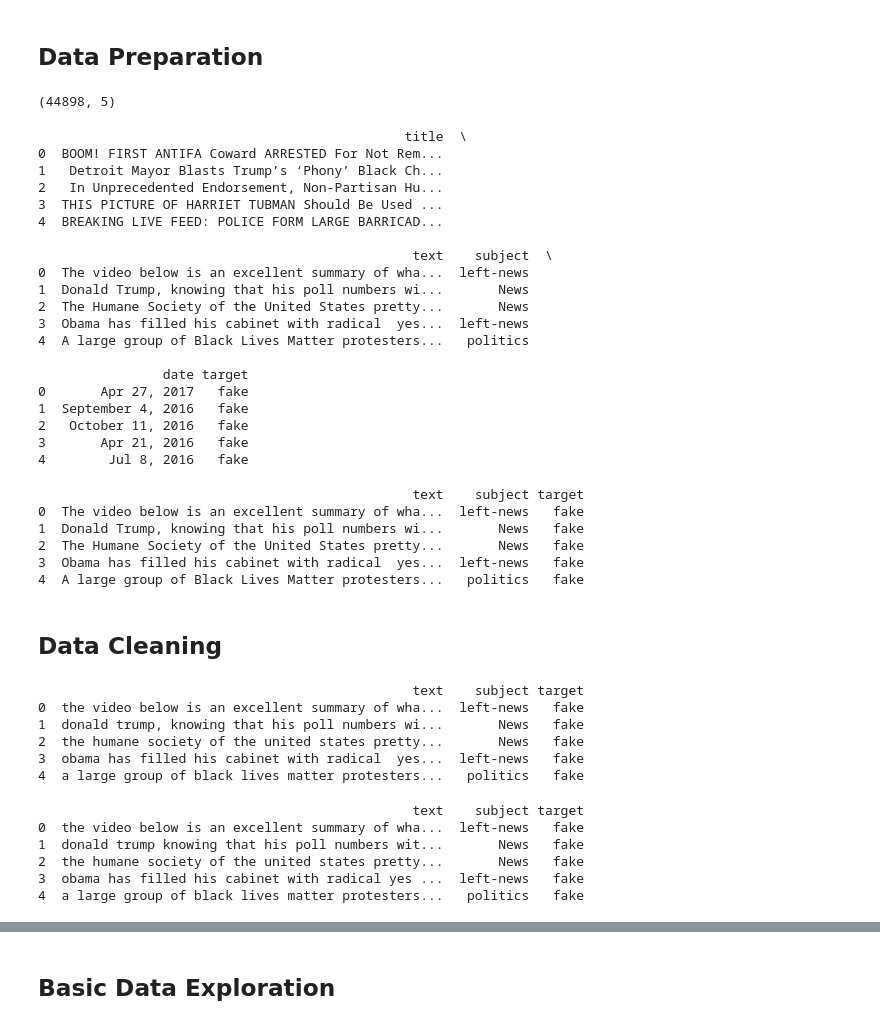
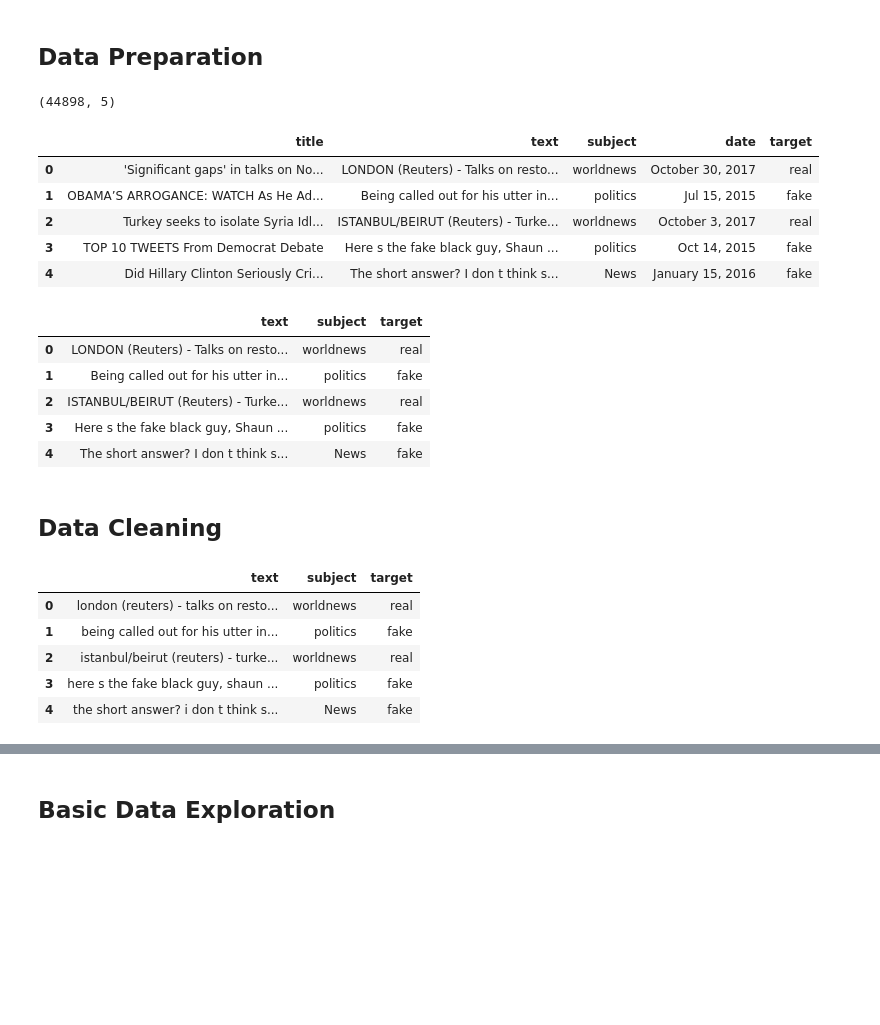
Before and after one commit to kishorninawe/fake-news-detector, a Jupyter notebook: FakeNews.ipynb, the cells around one changed output, grey strips where cells are left out. Drawn from its saved outputs; the diff is of its cells as text; code cells hidden in the pictures; blank space fills up the shorter version.

```diff
--- a/FakeNews.ipynb
+++ b/FakeNews.ipynb
@@ -25,48 +25,37 @@ real_df["target"] = "real"
 # %%
 # Concatenate fake and real dataframes
 df = pd.concat([fake_df, real_df]).reset_index(drop=True)
-print(df.shape)
-# %% [output]
-(44898, 5)
+# %%
+df.shape
+# %% [output]
+(44898, 5)
 # %%
 # Shuffle data
 from sklearn.utils import shuffle
 
 df = shuffle(df)
 df = df.reset_index(drop=True)
-print(df.head())
-# %% [output]
-                                               title  \
-0  BOOM! FIRST ANTIFA Coward ARRESTED For Not Rem...
-1   Detroit Mayor Blasts Trump’s ‘Phony’ Black Ch...
-2   In Unprecedented Endorsement, Non-Partisan Hu...
-3  THIS PICTURE OF HARRIET TUBMAN Should Be Used ...
-4  BREAKING LIVE FEED: POLICE FORM LARGE BARRICAD...
-
-                                                text    subject  \
-0  The video below is an excellent summary of wha...  left-news
-1  Donald Trump, knowing that his poll numbers wi...       News
-2  The Humane Society of the United States pretty...       News
-3  Obama has filled his cabinet with radical  yes...  left-news
-4  A large group of Black Lives Matter protesters...   politics
-
-                date target
-0       Apr 27, 2017   fake
-1  September 4, 2016   fake
-2   October 11, 2016   fake
-3       Apr 21, 2016   fake
-4        Jul 8, 2016   fake
+# %%
+df.head()
+# %% [output]
+|  | title | text | subject | date | target |
+| 0 | 'Significant gaps' in talks on No... | LONDON (Reuters) - Talks on resto... | worldnews | October 30, 2017 | real |
+| 1 | OBAMA’S ARROGANCE: WATCH As He Ad... | Being called out for his utter in... | politics | Jul 15, 2015 | fake |
+| 2 | Turkey seeks to isolate Syria Idl... | ISTANBUL/BEIRUT (Reuters) - Turke... | worldnews | October 3, 2017 | real |
+| 3 | TOP 10 TWEETS From Democrat Debate | Here s the fake black guy, Shaun ... | politics | Oct 14, 2015 | fake |
+| 4 | Did Hillary Clinton Seriously Cri... | The short answer? I don t think s... | News | January 15, 2016 | fake |
 # %%
 # Remove title & date column
 df.drop(["title", "date"], axis=1, inplace=True)
-print(df.head())
-# %% [output]
-                                                text    subject target
-0  The video below is an excellent summary of wha...  left-news   fake
-1  Donald Trump, knowing that his poll numbers wi...       News   fake
-2  The Humane Society of the United States pretty...       News   fake
-3  Obama has filled his cabinet with radical  yes...  left-news   fake
-4  A large group of Black Lives Matter protesters...   politics   fake
+# %%
+df.head()
+# %% [output]
+|  | text | subject | target |
+| 0 | LONDON (Reuters) - Talks on resto... | worldnews | real |
+| 1 | Being called out for his utter in... | politics | fake |
+| 2 | ISTANBUL/BEIRUT (Reuters) - Turke... | worldnews | real |
+| 3 | Here s the fake black guy, Shaun ... | politics | fake |
+| 4 | The short answer? I don t think s... | News | fake |
 # %% [markdown]
 ## Data Cleaning
 # %%
@@ -75,24 +64,17 @@ df.reset_index(drop=True, inplace=True)
 # %%
 # Convert to lowercase
 df["text"] = df["text"].str.lower()
-print(df.head())
-# %% [output]
-                                                text    subject target
-0  the video below is an excellent summary of wha...  left-news   fake
-1  donald trump, knowing that his poll numbers wi...       News   fake
-2  the humane society of the united states pretty...       News   fake
-3  obama has filled his cabinet with radical  yes...  left-news   fake
-4  a large group of black lives matter protesters...   politics   fake
+# %%
+df.head()
+# %% [output]
+|  | text | subject | target |
+| 0 | london (reuters) - talks on resto... | worldnews | real |
+| 1 | being called out for his utter in... | politics | fake |
+| 2 | istanbul/beirut (reuters) - turke... | worldnews | real |
+| 3 | here s the fake black guy, shaun ... | politics | fake |
+| 4 | the short answer? i don t think s... | News | fake |
 # %%
 # Remove numbers, punctuations and extra spaces
 df["text"] = df["text"].str.replace(r"[^a-zA-Z\s]", "", regex=True)
 df["text"] = df["text"].str.replace(r"\s+", " ", regex=True)
 df["text"] = df["text"].str.strip()
-print(df.head())
-# %% [output]
-                                                text    subject target
-0  the video below is an excellent summary of wha...  left-news   fake
-1  donald trump knowing that his poll numbers wit...       News   fake
-2  the humane society of the united states pretty...       News   fake
-3  obama has filled his cabinet with radical yes ...  left-news   fake
-4  a large group of black lives matter protesters...   politics   fake
```
Also changed, not shown: parts of 20 cells of this notebook.
